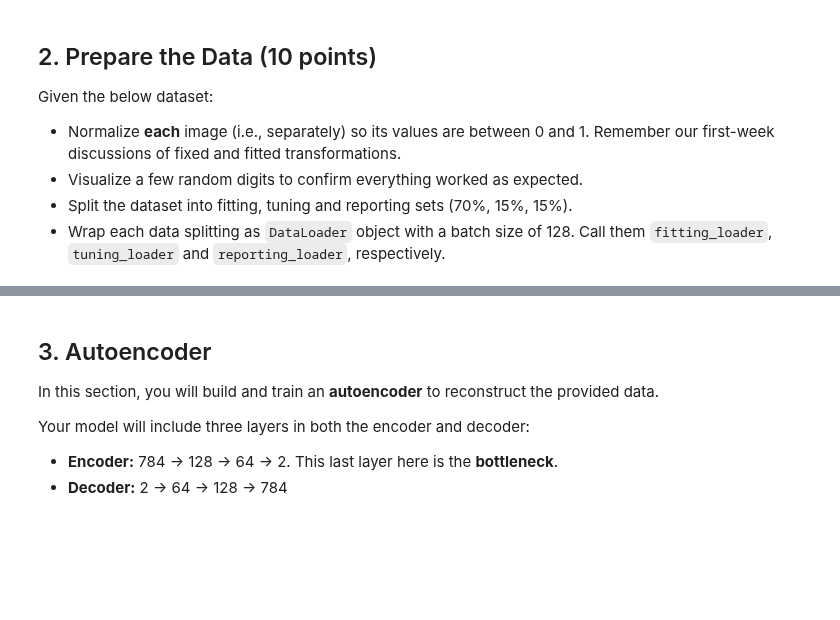
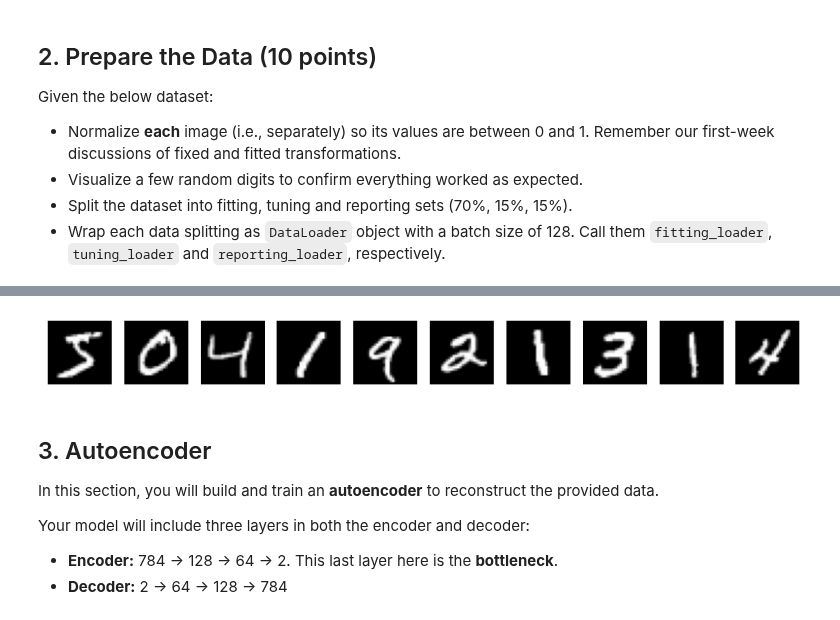
Before and after one commit to fje9hz/ML2_LAB06, a Jupyter notebook: 06-autoencoders.ipynb, the cells around one changed output, grey strips where cells are left out. Saved outputs shown, nothing was run; the diff lists cells and outputs as text; code cells hidden in the pictures; blank space fills up the shorter version.

```diff
--- a/06-autoencoders.ipynb
+++ b/06-autoencoders.ipynb
@@ -49,5 +66,33 @@ X, y = mnist.data, mnist.target.astype(int)
 # %%
-# USE AS MANY CELLS AS NEEDED
+from sklearn.preprocessing import StandardScaler
+from sklearn.model_selection import train_test_split
+from torch.utils.data import TensorDataset, DataLoader
+import matplotlib.pyplot as plt
+import numpy as np
+import torch
+
+X = X.astype('float32') / 255.0
+
+def show_images(imgs, n=10, title=None):
+    plt.figure(figsize=(n, 1))
+    for i in range(n):
+        plt.subplot(1, n, i + 1)
+        plt.imshow(imgs[i].reshape(28, 28), cmap='gray')
+        plt.axis('off')
+    if title:
+        plt.suptitle(title)
+    plt.show()
+
+show_images(X)
+
+X_train, X_eval, y_train, y_eval = train_test_split(X, y, train_size=0.7, test_size=0.3, random_state=42)
+X_test, X_tune, y_test, y_tune = train_test_split(X_eval, y_eval, train_size=0.5, test_size=0.5, random_state=42)
+
+TensorDataset_train = TensorDataset(torch.from_numpy(X_train), torch.from_numpy(y_train))
+TensorDataset_test = TensorDataset(torch.from_numpy(X_test), torch.from_numpy(y_test))
+TensorDataset_tune = TensorDataset(torch.from_numpy(X_tune), torch.from_numpy(y_tune))
+# %% [output]
+[figure, added]
 # %% [markdown]
 ## 3. Autoencoder
 
```
Also changed, not shown: parts of 2 cells of this notebook.
